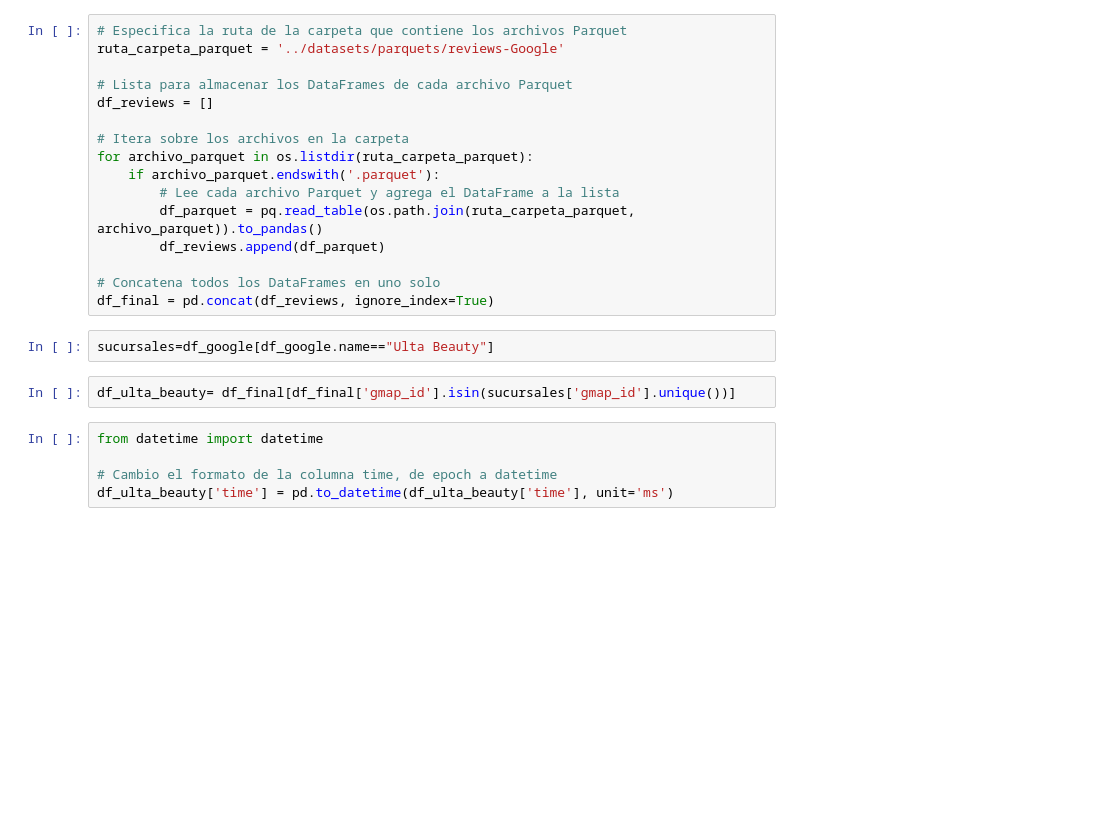
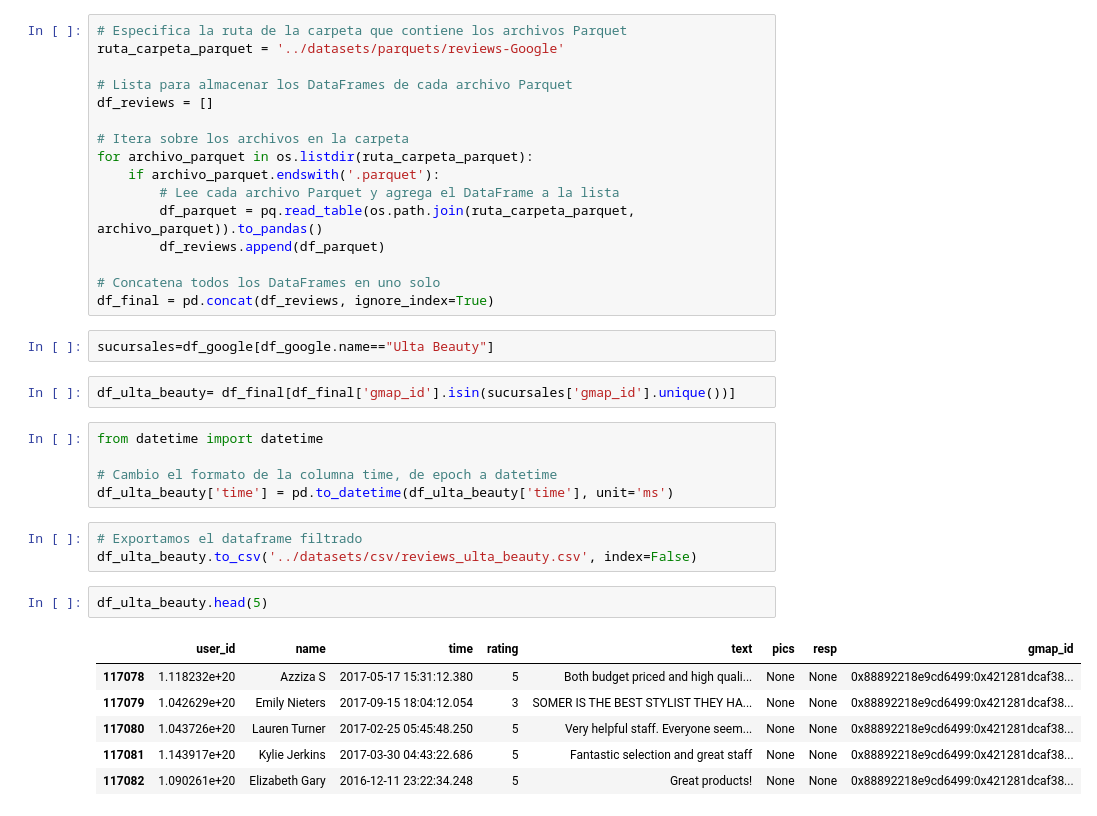
Before and after one commit to JohannaRangel/FinalProject_YelpGoogleMaps, a Jupyter notebook: notebooks/ETL_google.ipynb, the cells around one changed output. Saved outputs shown, nothing was run; the diff lists cells and outputs as text; blank space fills up the shorter version.

```diff
--- a/notebooks/ETL_google.ipynb
+++ b/notebooks/ETL_google.ipynb
@@ -164,3 +164,15 @@ from datetime import datetime
 
 # Cambio el formato de la columna time, de epoch a datetime
 df_ulta_beauty['time'] = pd.to_datetime(df_ulta_beauty['time'], unit='ms')
+# %%
+# Exportamos el dataframe filtrado
+df_ulta_beauty.to_csv('../datasets/csv/reviews_ulta_beauty.csv', index=False)
+# %%
+df_ulta_beauty.head(5)
+# %% [output]
+|  | user_id | name | time | rating | text | pics | resp | gmap_id |
+| 117078 | 1.118232e+20 | Azziza S | 2017-05-17 15:31:12.380 | 5 | Both budget priced and high quali... | None | None | 0x88892218e9cd6499:0x421281dcaf38... |
+| 117079 | 1.042629e+20 | Emily Nieters | 2017-09-15 18:04:12.054 | 3 | SOMER IS THE BEST STYLIST THEY HA... | None | None | 0x88892218e9cd6499:0x421281dcaf38... |
+| 117080 | 1.043726e+20 | Lauren Turner | 2017-02-25 05:45:48.250 | 5 | Very helpful staff. Everyone seem... | None | None | 0x88892218e9cd6499:0x421281dcaf38... |
+| 117081 | 1.143917e+20 | Kylie Jerkins | 2017-03-30 04:43:22.686 | 5 | Fantastic selection and great staff | None | None | 0x88892218e9cd6499:0x421281dcaf38... |
+| 117082 | 1.090261e+20 | Elizabeth Gary | 2016-12-11 23:22:34.248 | 5 | Great products! | None | None | 0x88892218e9cd6499:0x421281dcaf38... |
```
Also changed, not shown: parts of 5 cells of this notebook, 1 other file.
